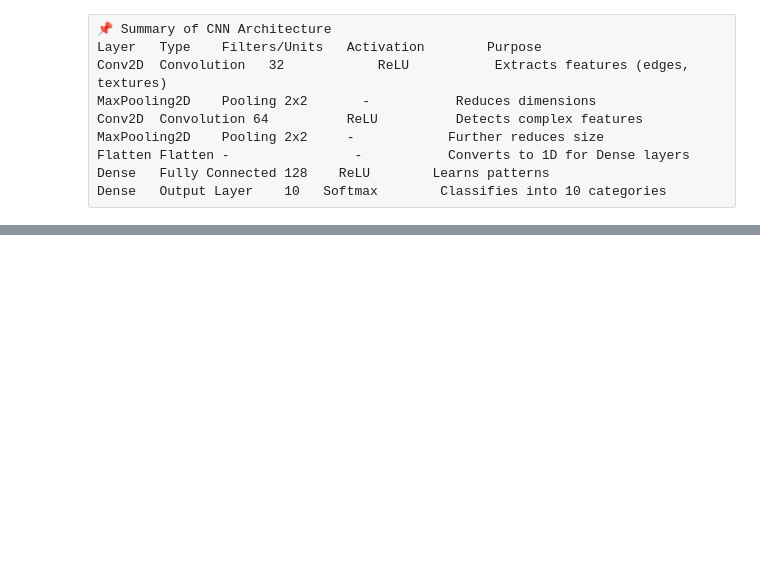
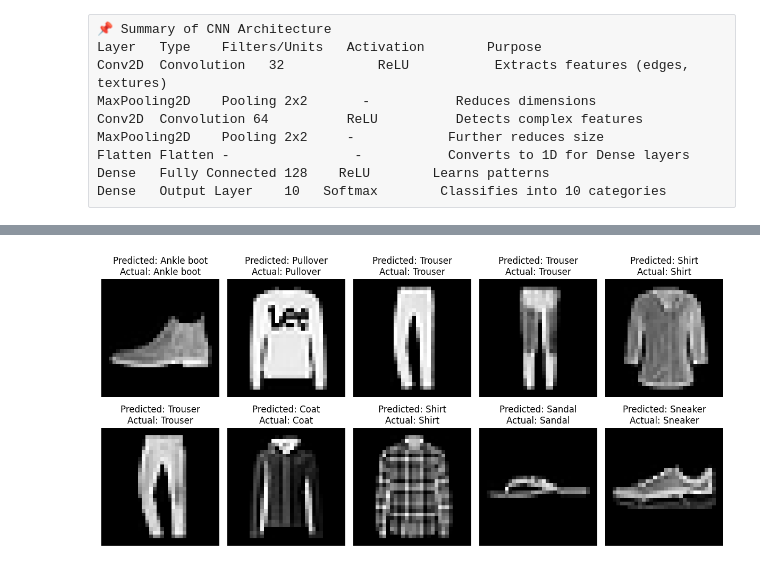
Before and after one commit to Samrudhp/Neural-networks, a Jupyter notebook: CNN-simple-implementation.ipynb, the cells around one changed output, grey strips where cells are left out. Saved outputs shown, nothing was run; the diff lists cells and outputs as text; code cells hidden in the pictures; blank space fills up the shorter version.

```diff
--- a/CNN-simple-implementation.ipynb
+++ b/CNN-simple-implementation.ipynb
@@ -169,0 +177,12 @@ Dense	Output Layer	10	 Softmax	    Classifies into 10 categories
+# %%
+# Reshape data (LeNet-5 requires 32x32 images, but Fashion MNIST is 28x28)
+X_train = np.pad(X_train, ((0,0),(2,2),(2,2)), 'constant')
+X_test = np.pad(X_test, ((0,0),(2,2),(2,2)), 'constant')
+# %%
+# Normalize data (convert to float and scale between 0-1)
+X_train = X_train.astype('float32') / 255.0
+X_test = X_test.astype('float32') / 255.0
+# %%
+# Reshape to fit CNN input shape (batch_size, height, width, channels)
+X_train = X_train.reshape(-1, 32, 32, 1)
+X_test = X_test.reshape(-1, 32, 32, 1)
@@ -169,0 +309,13 @@ Dense	Output Layer	10	 Softmax	    Classifies into 10 categories
+# %%
+# Display some test images with predictions
+plt.figure(figsize=(12,6))
+for i in range(10):
+    plt.subplot(2,5,i+1)
+    plt.imshow(X_test[i].reshape(32,32), cmap='gray')
+    plt.title(f"Predicted: {class_names[y_pred_labels[i]]}\nActual: {class_names[y_test[i]]}")
+    plt.axis('off')
+
+plt.tight_layout()
+plt.show()
+# %% [output]
+[figure, added]
```
Also changed, not shown: parts of 10 cells of this notebook.
